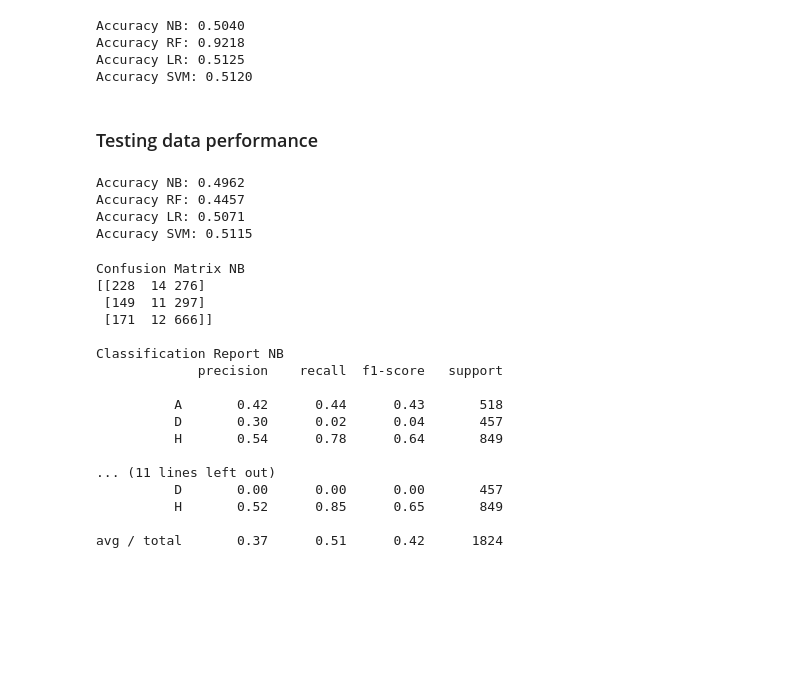
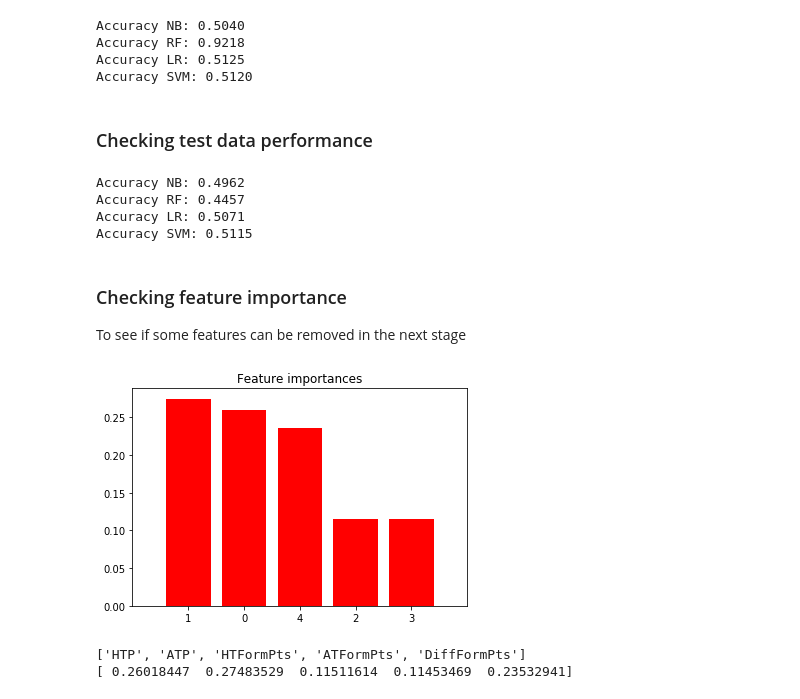
Before and after one commit to ThomasHatle/imt4888, a Jupyter notebook: MLsimple.ipynb, the cells around one changed output. Drawn from its saved outputs; the diff is of its cells as text; code cells hidden in the pictures; blank space fills up the shorter version.

```diff
--- a/MLsimple.ipynb
+++ b/MLsimple.ipynb
@@ -199,7 +213,7 @@ Accuracy RF: 0.9218
 Accuracy LR: 0.5125
 Accuracy SVM: 0.5120
 # %% [markdown]
-### Testing data performance
+### Checking test data performance
 # %%
 # predict values using the testing data
 nb_predict_test = nb_model.predict(x_test)
@@ -217,37 +231,26 @@ Accuracy NB: 0.4962
 Accuracy RF: 0.4457
 Accuracy LR: 0.5071
 Accuracy SVM: 0.5115
-# %%
-
-print("Confusion Matrix NB")
-print("{0}".format(metrics.confusion_matrix(y_test, nb_predict_test)))
-print("")
-
-print("Classification Report NB")
-print(metrics.classification_report(y_test, nb_predict_test))
-
-
-print("Confusion Matrix LR")
-print("{0}".format(metrics.confusion_matrix(y_test, lr_predict_test)))
-print("")
-
-print("Classification Report LR")
-print(metrics.classification_report(y_test, lr_predict_test))
-# %% [output]
-Confusion Matrix NB
-[[228  14 276]
- [149  11 297]
- [171  12 666]]
-
-Classification Report NB
-             precision    recall  f1-score   support
-
-          A       0.42      0.44      0.43       518
-          D       0.30      0.02      0.04       457
-          H       0.54      0.78      0.64       849
-
-... (11 lines left out)
-          D       0.00      0.00      0.00       457
-          H       0.52      0.85      0.65       849
-
-avg / total       0.37      0.51      0.42      1824
+# %% [markdown]
+### Checking feature importance
+To see if some features can be removed in the next stage
+# %%
+# Feature Importance
+
+indices = np.argsort(rf_model.feature_importances_)[::-1]
+
+plt.figure()
+plt.title("Feature importances")
+plt.bar(range(x.shape[1]), rf_model.feature_importances_[indices],
+       color="r", align="center")
+plt.xticks(range(x.shape[1]), indices)
+plt.xlim([-1, x.shape[1]])
+plt.show()
+
+# display the relative importance of each attribute
+print(feature_columns)
+print(rf_model.feature_importances_)
+# %% [output]
+[figure, added]
+['HTP', 'ATP', 'HTFormPts', 'ATFormPts', 'DiffFormPts']
+[ 0.26018447  0.27483529  0.11511614  0.11453469  0.23532941]
```
Also changed, not shown: parts of 26 cells of this notebook.
